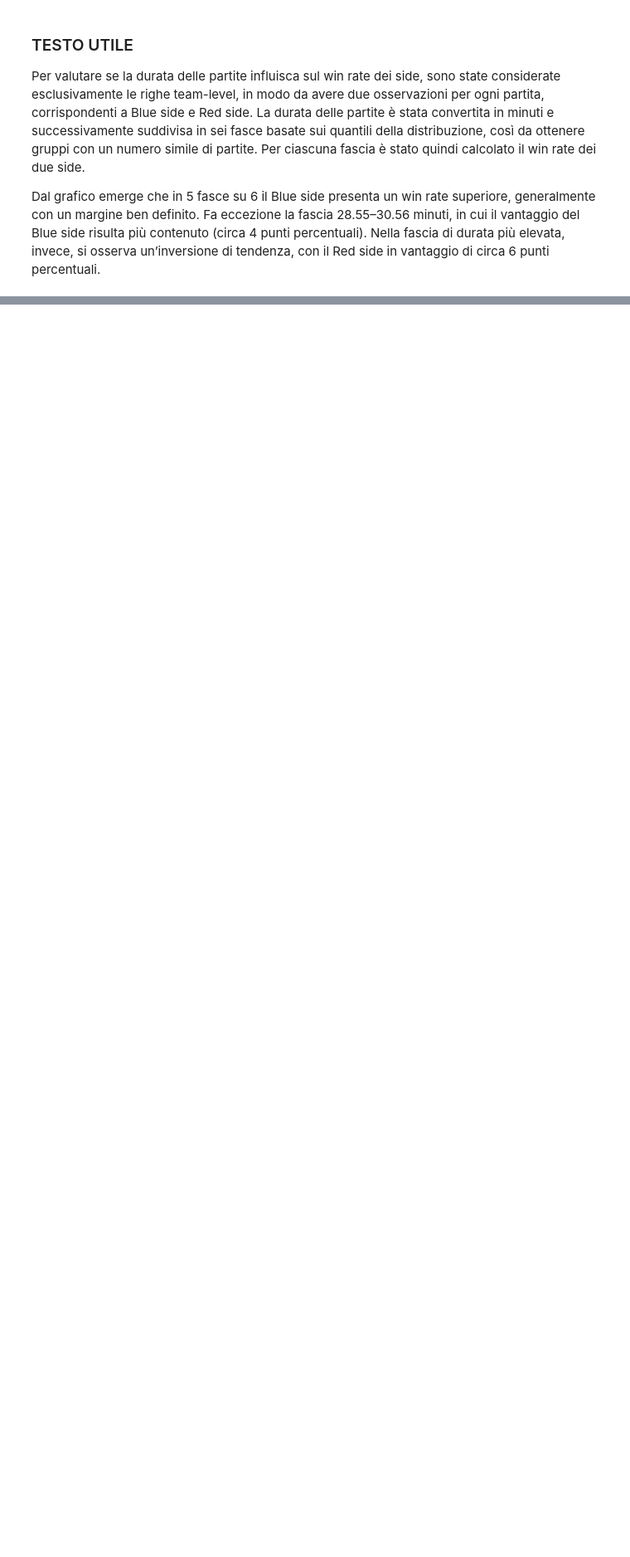
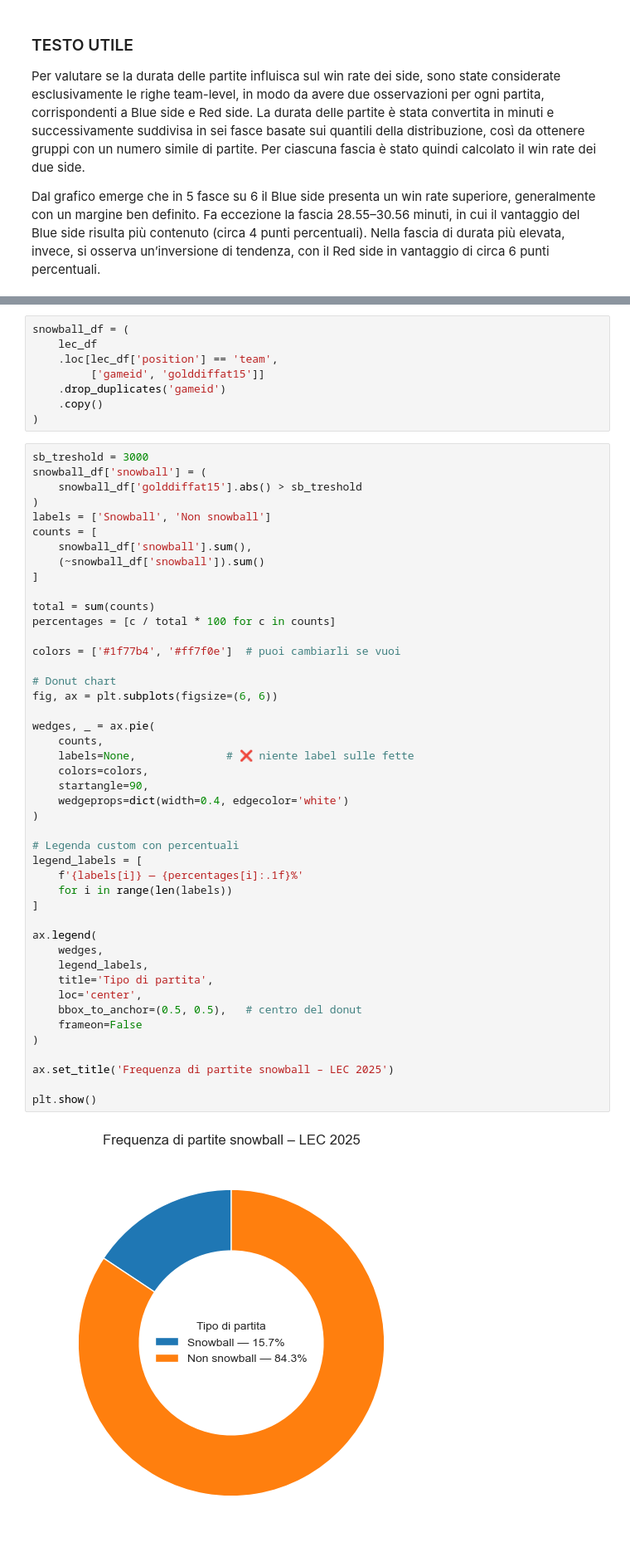
Before and after one commit to AnalystEca/G2-project-analysis, a Jupyter notebook: G2_analisi.ipynb, the cells around one changed output, grey strips where cells are left out. Shown at 83% size. Saved outputs shown, nothing was run; the diff lists cells and outputs as text; blank space fills up the shorter version.

```diff
--- a/G2_analisi.ipynb
+++ b/G2_analisi.ipynb
@@ -423,0 +523,55 @@ Nella fascia di durata più elevata, invece, si osserva un’inversione di tende
+# %%
+snowball_df = (
+    lec_df
+    .loc[lec_df['position'] == 'team',
+         ['gameid', 'golddiffat15']]
+    .drop_duplicates('gameid')
+    .copy()
+)
+# %%
+sb_treshold = 3000
+snowball_df['snowball'] = (
+    snowball_df['golddiffat15'].abs() > sb_treshold
+)
+labels = ['Snowball', 'Non snowball']
+counts = [
+    snowball_df['snowball'].sum(),
+    (~snowball_df['snowball']).sum()
+]
+
+total = sum(counts)
+percentages = [c / total * 100 for c in counts]
+
+colors = ['#1f77b4', '#ff7f0e']  # puoi cambiarli se vuoi
+
+# Donut chart
+fig, ax = plt.subplots(figsize=(6, 6))
+
+wedges, _ = ax.pie(
+    counts,
+    labels=None,              # ❌ niente label sulle fette
+    colors=colors,
+    startangle=90,
+    wedgeprops=dict(width=0.4, edgecolor='white')
+)
+
+# Legenda custom con percentuali
+legend_labels = [
+    f'{labels[i]} — {percentages[i]:.1f}%'
+    for i in range(len(labels))
+]
+
+ax.legend(
+    wedges,
+    legend_labels,
+    title='Tipo di partita',
+    loc='center',
+    bbox_to_anchor=(0.5, 0.5),   # centro del donut
+    frameon=False
+)
+
+ax.set_title('Frequenza di partite snowball – LEC 2025')
+
+plt.show()
+# %% [output]
+[figure, added]
```
Also changed, not shown: parts of 22 cells of this notebook, 1 other file.
